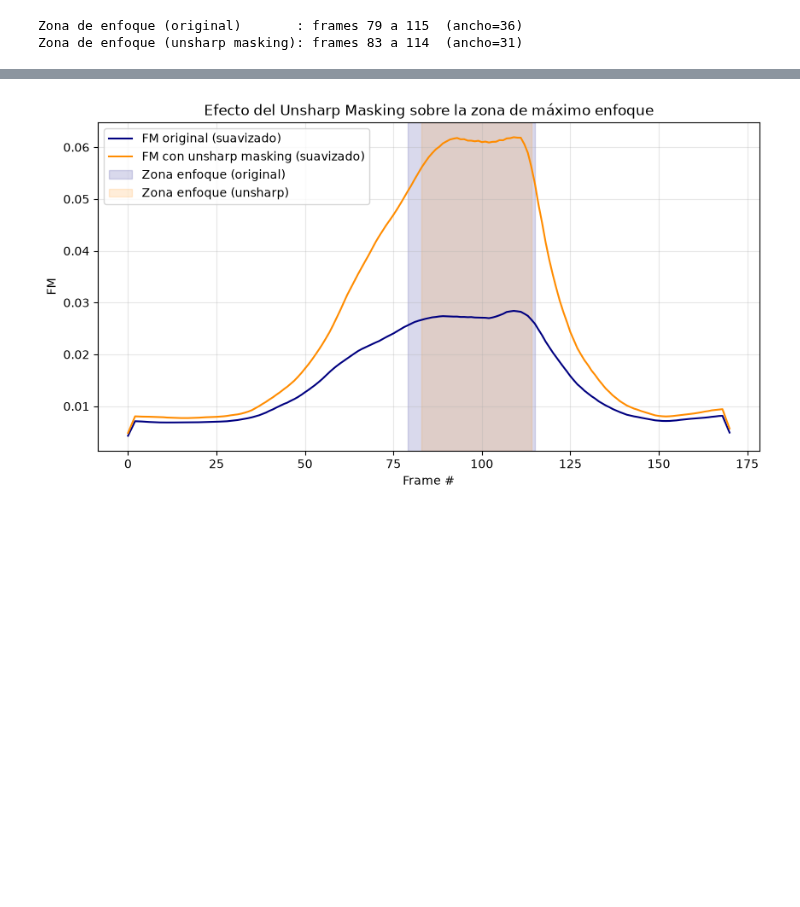
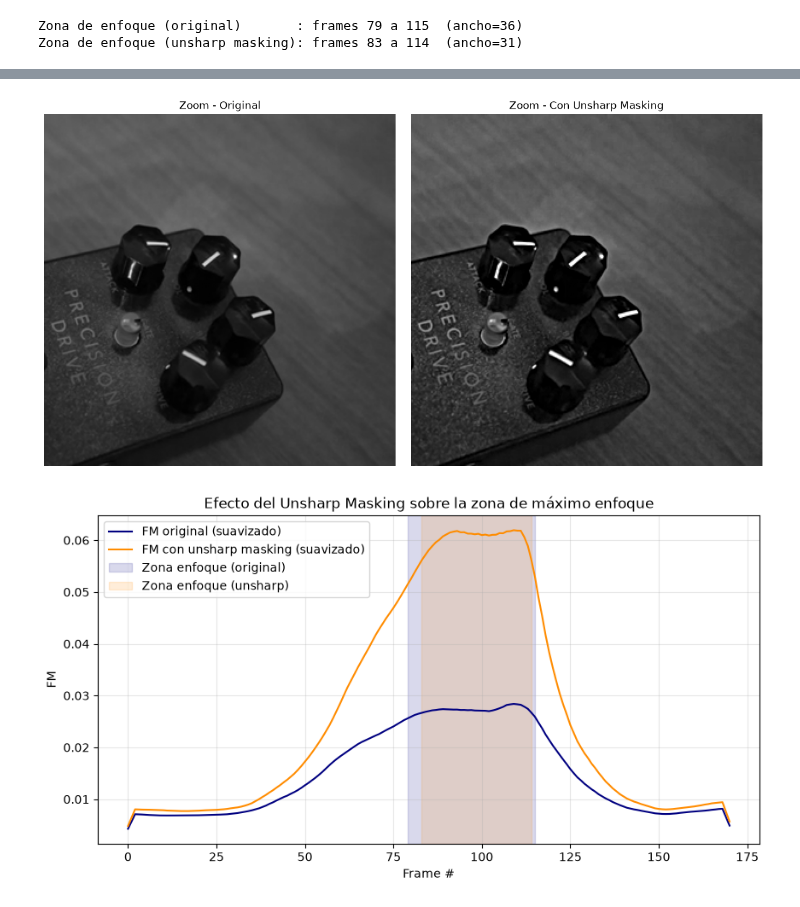
Before and after one commit to manuel-dieguezw/CEIA, a Jupyter notebook: VpC/TP2/TP2_focus_detection.ipynb, the cells around one changed output, grey strips where cells are left out. Cells and saved outputs as stored; diff of their text form; code cells hidden in the pictures; blank space fills up the shorter version.

```diff
--- a/VpC/TP2/TP2_focus_detection.ipynb
+++ b/VpC/TP2/TP2_focus_detection.ipynb
@@ -335 +447,25 @@ Zona de enfoque (unsharp masking): frames 83 a 114  (ancho=31)
+# %%
+# Zoom sobre la zona de mayor detalle (usa el punto detectado en la Sección 7.b)
+margin = 120
+zy0 = max(point_full["y0"] - margin, 0)
+zy1 = min(point_full["y1"] + margin, original_img.shape[0])
+zx0 = max(point_full["x0"] - margin, 0)
+zx1 = min(point_full["x1"] + margin, original_img.shape[1])
+
+crop_original = original_img[zy0:zy1, zx0:zx1]
+crop_sharpened = sharpened_img[zy0:zy1, zx0:zx1]
+
+fig, axs = plt.subplots(1, 2, figsize=(12, 6))
+axs[0].imshow(crop_original, cmap='gray')
+axs[0].set_title('Zoom - Original')
+axs[0].axis('off')
+
+axs[1].imshow(crop_sharpened, cmap='gray')
+axs[1].set_title('Zoom - Con Unsharp Masking')
+axs[1].axis('off')
+
+plt.tight_layout()
+plt.show()
+# %% [output]
+[figure, added]
 # %%
```
Also changed, not shown: parts of 7 cells of this notebook.
